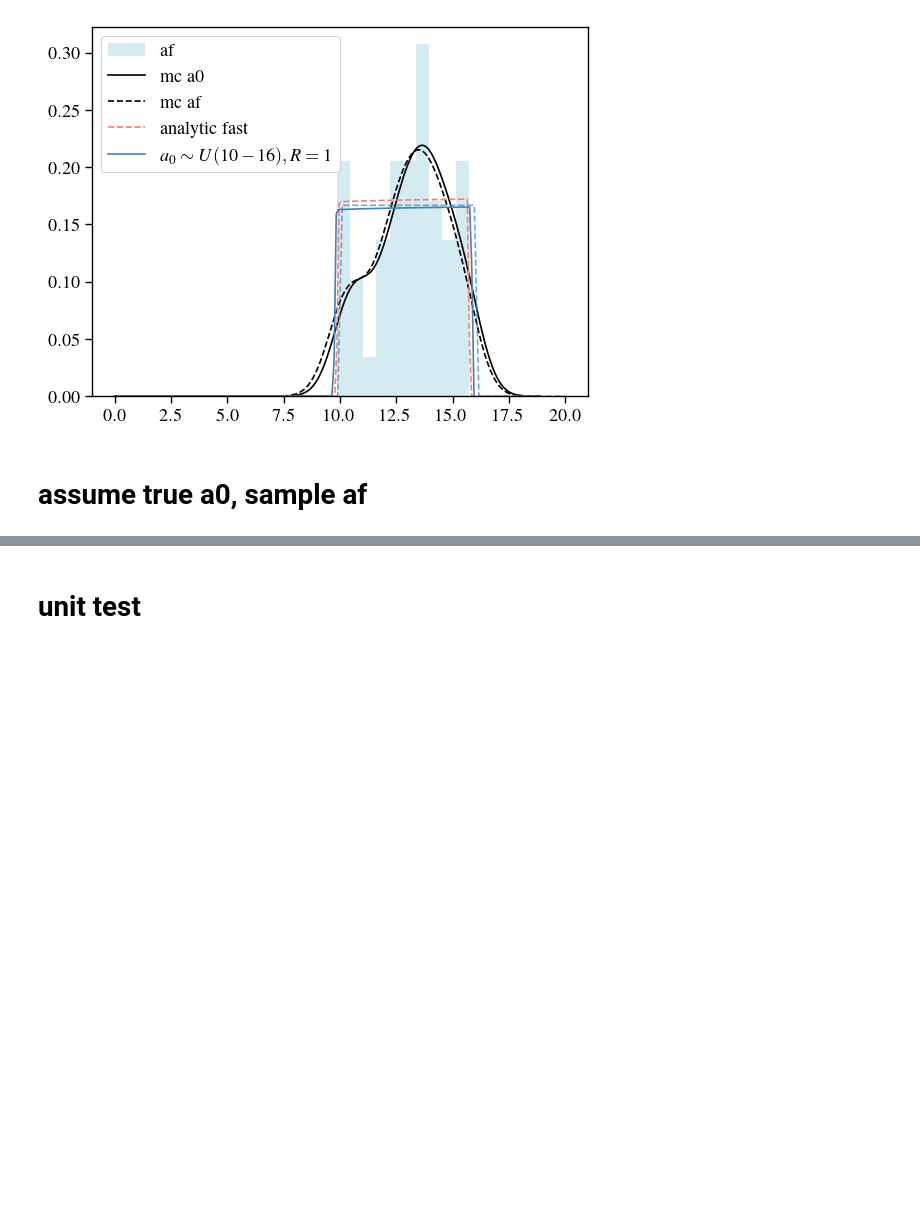
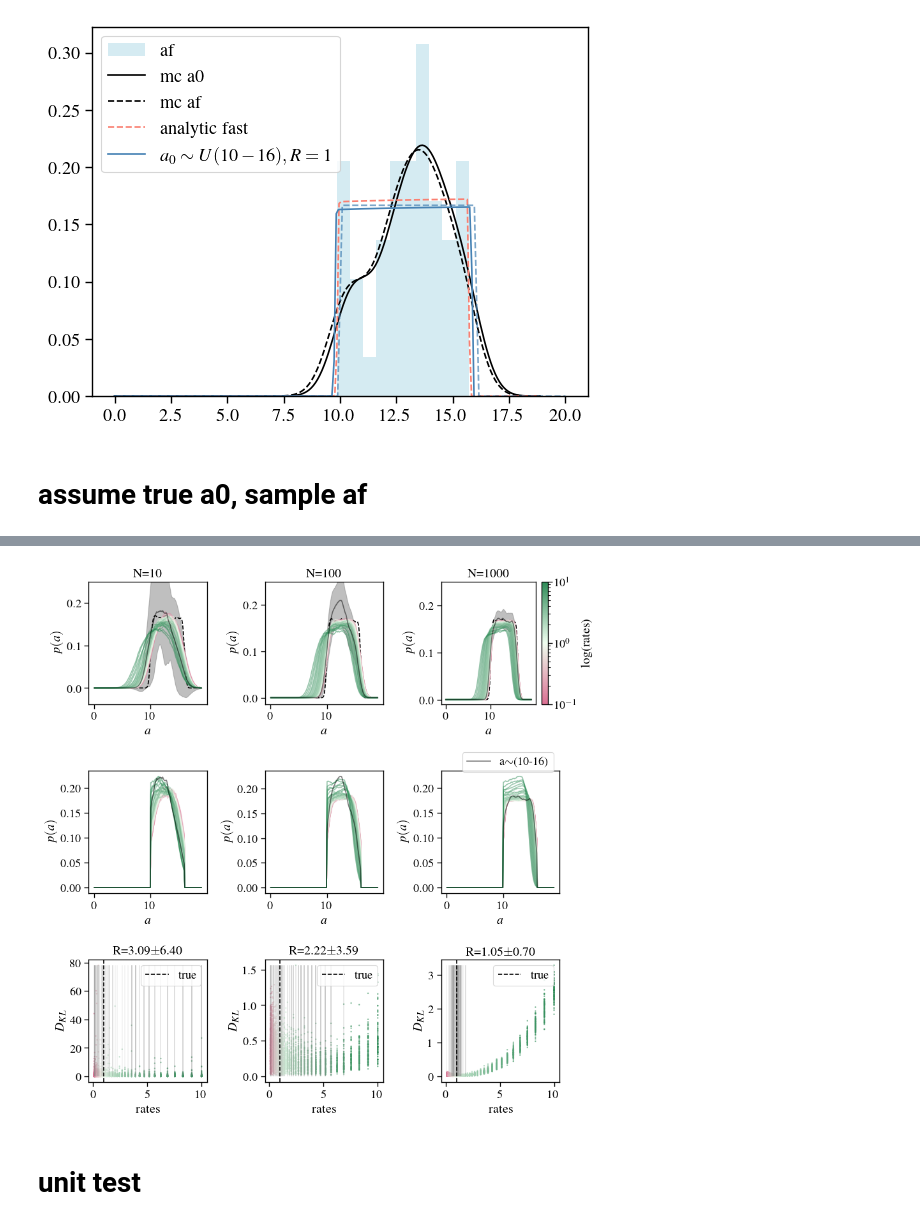
Before and after one commit to insepien/dftime, a Jupyter notebook: analytics.ipynb, the cells around one changed output, grey strips where cells are left out. Drawn from its saved outputs; the diff is of its cells as text; code cells hidden in the pictures; blank space fills up the shorter version.

```diff
--- a/analytics.ipynb
+++ b/analytics.ipynb
@@ -328,3 +335,7 @@ fig.tight_layout();
+# %%
+plot_everything(dat,dat_dkl,dat_cut)
+# %% [output]
+[figure, added]
 # %% [markdown]
 # unit test
 # %%
```
Also changed, not shown: parts of 13 cells of this notebook.
